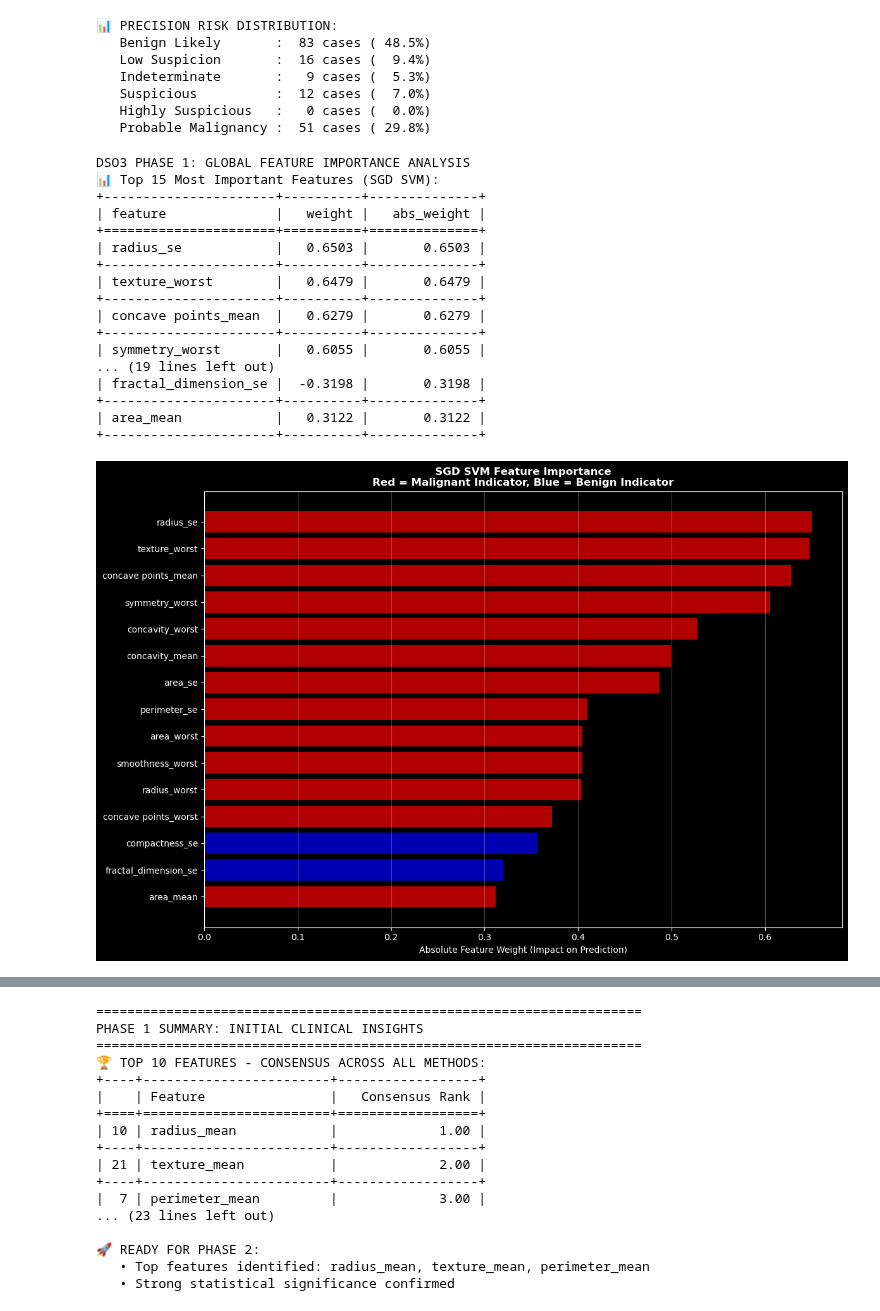
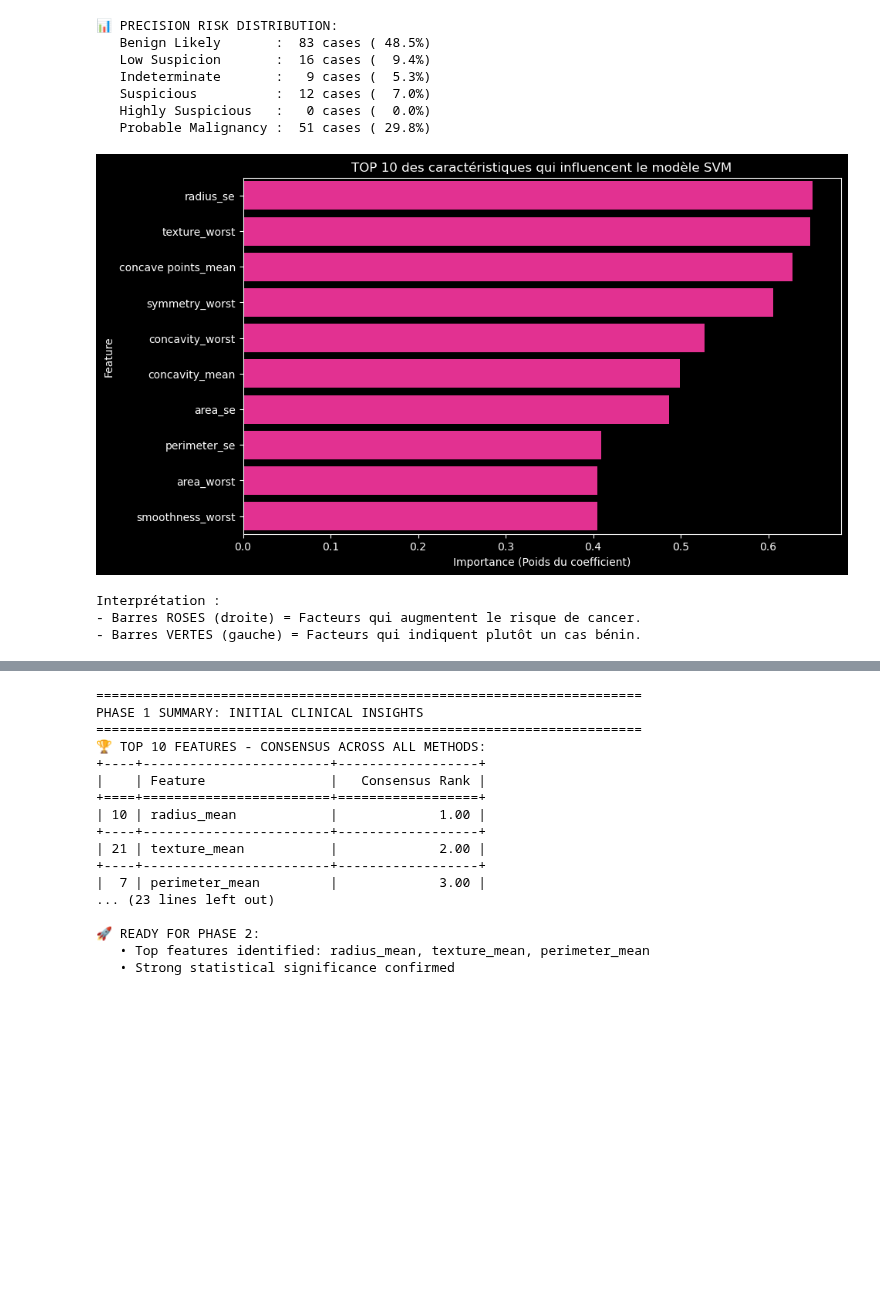
Before and after one commit to yasmineCH03/Breast_Cancer_Detection_ML_Project, a Jupyter notebook: Notebooks/Modeling/DSO2_Risk_Categories/BO2_ressource_opt.ipynb, the cells around one changed output, grey strips where cells are left out. Saved outputs shown, nothing was run; the diff lists cells and outputs as text; code cells hidden in the pictures; blank space fills up the shorter version.

```diff
--- a/Notebooks/Modeling/DSO2_Risk_Categories/BO2_ressource_opt.ipynb
+++ b/Notebooks/Modeling/DSO2_Risk_Categories/BO2_ressource_opt.ipynb
@@ -89,7 +89,7 @@ import numpy as np
 from tabulate import tabulate
 
 # Load data
-df = pd.read_csv(r"C:\Users\LENOVO\Desktop\Breast_Cancer_Detection_ML_Project\data\row\data.csv")
+df = pd.read_csv(r"C:\Users\LENOVO\Desktop\Machine Learning\Bo2_Triage_risque\Breast_Cancer_Detection_ML_Project\data\row\data.csv")
 
 df.shape
 # %% [output]
@@ -943,52 +943,44 @@ for risk_level in risk_order:
    Highly Suspicious   :   0 cases (  0.0%)
    Probable Malignancy :  51 cases ( 29.8%)
 # %%
-print("DSO3 PHASE 1: GLOBAL FEATURE IMPORTANCE ANALYSIS")
-# Phase 1: Global Feature Importance - Simple Implementation
-# Method 1: SGD SVM Feature Weights (Linear Model Interpretation)
-# Get feature coefficients from the trained SGD SVM
-feature_weights = sgd_svm.coef_[0]
-feature_importance_sgd = pd.DataFrame({
-    'feature': X.columns,
-    'weight': feature_weights,
-    'abs_weight': np.abs(feature_weights)
-}).sort_values('abs_weight', ascending=False)
+import pandas as pd
+import matplotlib.pyplot as plt
+import seaborn as sns
 
-print("📊 Top 15 Most Important Features (SGD SVM):")
-print(tabulate(feature_importance_sgd.head(15), headers='keys', tablefmt='grid', showindex=False, floatfmt=".4f"))
+# ============================================================================
+# 1. ANALYSE DES FACTEURS DE RISQUE (Feature Importance)
+# ============================================================================
 
+# On récupère les coefficients (poids) du modèle SVM
+# Note : On utilise X.columns si X est un DataFrame. Sinon, remplace par tes noms de colonnes.
+feature_importance = pd.DataFrame({
+    'Feature': X.columns,  # Assure-toi que X est bien ton DataFrame initial
+    'Weight': sgd_svm.coef_[0]
+})
 
+# On calcule l'importance absolue pour le tri (car un poids très négatif est aussi important)
+feature_importance['Absolute_Importance'] = feature_importance['Weight'].abs()
 
-# Visualize SGD SVM feature importance
-plt.figure(figsize=(12, 8))
-top_features_sgd = feature_importance_sgd.head(15)
-colors = ['red' if w > 0 else 'blue' for w in top_features_sgd['weight']]
-plt.barh(top_features_sgd['feature'], top_features_sgd['abs_weight'], color=colors, alpha=0.7)
-plt.xlabel('Absolute Feature Weight (Impact on Prediction)')
-plt.title('SGD SVM Feature Importance\nRed = Malignant Indicator, Blue = Benign Indicator', fontweight='bold')
-plt.gca().invert_yaxis()
-plt.grid(axis='x', alpha=0.3)
-plt.tight_layout()
+# On prend les 10 critères les plus influents
+top_features = feature_importance.sort_values(by='Absolute_Importance', ascending=False).head(10)
+
+# Visualisation
+plt.figure(figsize=(10, 6))
+# Couleur : Rose (Danger/Positif) vs Vert (Protecteur/Négatif)
+colors = ['#ff1493' if x > 0 else '#51cf66' for x in top_features['Weight']]
+
+sns.barplot(x='Weight', y='Feature', data=top_features, palette=colors)
+plt.title("TOP 10 des caractéristiques qui influencent le modèle SVM")
+plt.xlabel("Importance (Poids du coefficient)")
+plt.axvline(x=0, color='black', linestyle='-', linewidth=0.5)
 plt.show()
+
+print("Interprétation : \n- Barres ROSES (droite) = Facteurs qui augmentent le risque de cancer.\n- Barres VERTES (gauche) = Facteurs qui indiquent plutôt un cas bénin.")
 # %% [output]
+[figure, new version]
-DSO3 PHASE 1: GLOBAL FEATURE IMPORTANCE ANALYSIS
-📊 Top 15 Most Important Features (SGD SVM):
-+----------------------+----------+--------------+
-| feature              |   weight |   abs_weight |
-+======================+==========+==============+
-| radius_se            |   0.6503 |       0.6503 |
-+----------------------+----------+--------------+
-| texture_worst        |   0.6479 |       0.6479 |
-+----------------------+----------+--------------+
-| concave points_mean  |   0.6279 |       0.6279 |
-+----------------------+----------+--------------+
-| symmetry_worst       |   0.6055 |       0.6055 |
-... (19 lines left out)
-| fractal_dimension_se |  -0.3198 |       0.3198 |
-+----------------------+----------+--------------+
-| area_mean            |   0.3122 |       0.3122 |
-+----------------------+----------+--------------+
+Interprétation :
+- Barres ROSES (droite) = Facteurs qui augmentent le risque de cancer.
+- Barres VERTES (gauche) = Facteurs qui indiquent plutôt un cas bénin.
-[figure, old version]
 # %%
  #Feature Distributions by Diagnosis
 print("\n" + "=" * 70)
```
Also changed, not shown: parts of 2 cells of this notebook, 1 other file.
